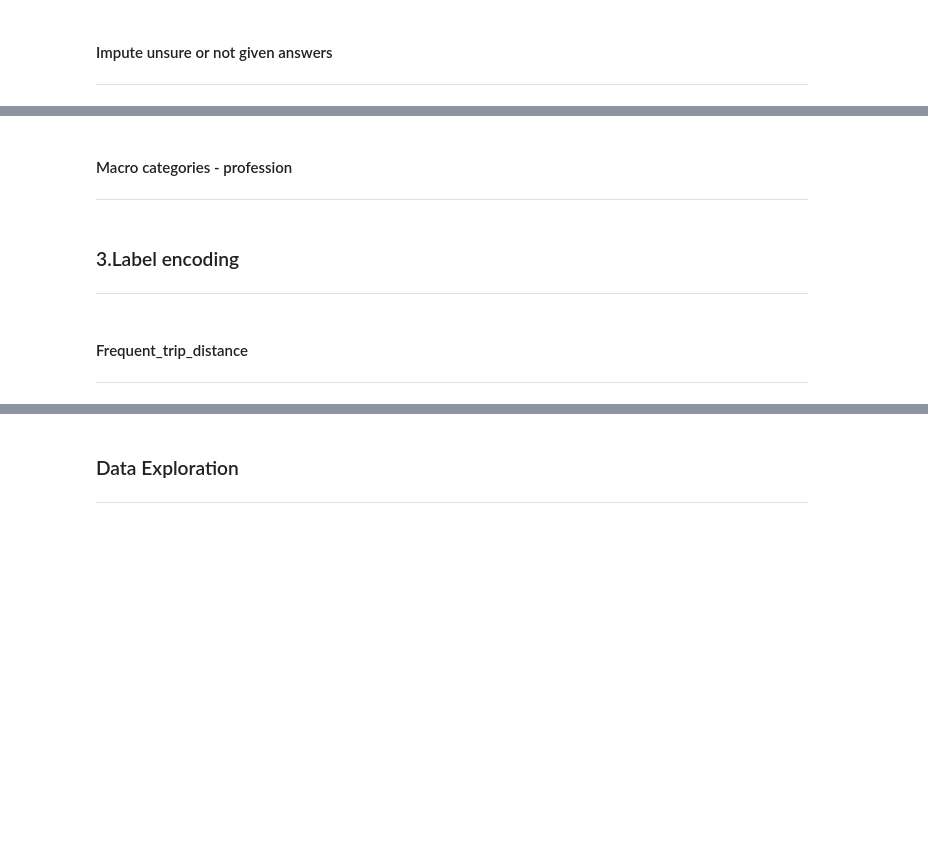
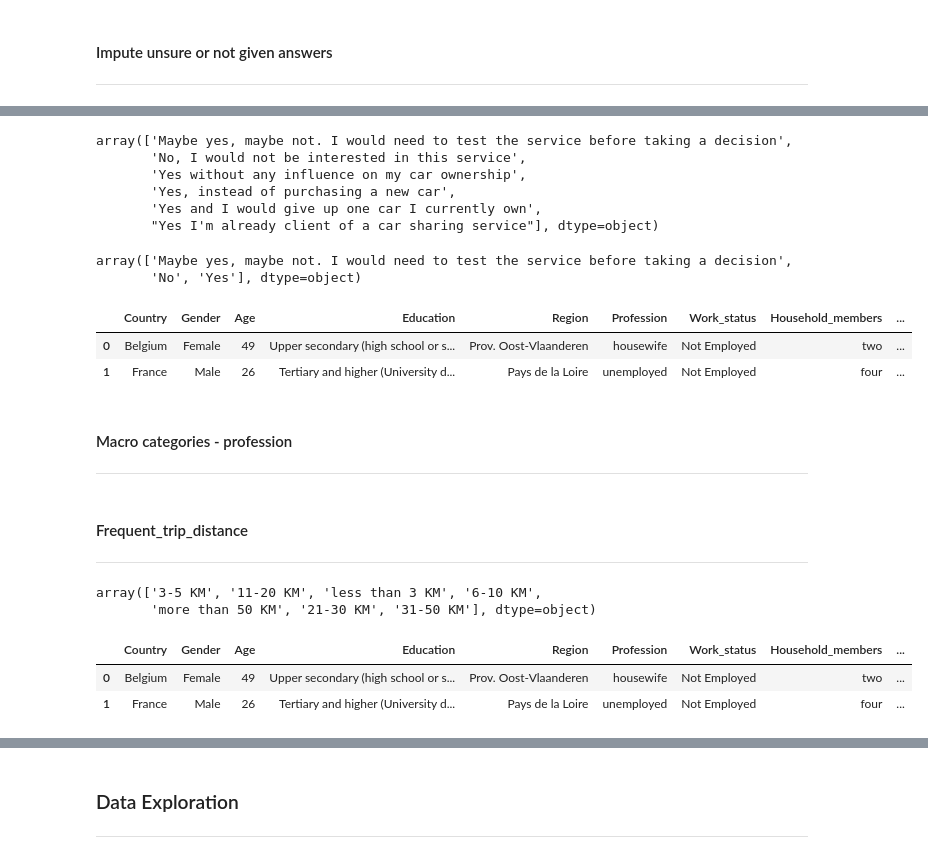
Before and after one commit to AndyHuang97/Intelligent-Mobility, a Jupyter notebook: Intelligent_Mobility.ipynb, the cells around one changed output, grey strips where cells are left out. Cells and saved outputs as stored; diff of their text form; code cells hidden in the pictures; blank space fills up the shorter version.

```diff
--- a/Intelligent_Mobility.ipynb
+++ b/Intelligent_Mobility.ipynb
@@ -240,3 +218,65 @@ df.to_csv('/content/drive/MyDrive/MIDA2/IntelligentMobilityProject/Survey+datase
+# %%
+def generate_macro_var(df, var, new_var, mapping):
+  df[new_var] = df[var]
+  for key in mapping.keys():
+    df.loc[df[new_var].isin(mapping[key]), new_var] = key
+  return df
+# %%
+# Rearrange the newly created variable
+def rearrange_new_var_col(df, var, new_var):
+  cols = list(df.columns)
+  var_index = cols.index(var)
+  cols.remove(new_var)
+  cols.insert(var_index+1, new_var)
+
+  df = df[cols]
+  return df
+# %%
+# Considering_electric_or_hybrid_vehicle_next_purchase, Would_subsribe_car_sharing_if_available
+macro_init_variables = ["Considering_electric_or_hybrid_vehicle_next_purchase", "Would_subsribe_car_sharing_if_available"]
+macro_variables = {var: var + "_Attitude" for var in macro_init_variables}
+macro_variables_mapping = {
+    "Considering_electric_or_hybrid_vehicle_next_purchase_Attitude": {
+      "No": ['Probably not', 'Certainly not'],
+      "Yes": ['Probably yes', 'Certainly yes'],
+    },
+    "Would_subsribe_car_sharing_if_available_Attitude": {
+      "No": ['No, I would not be interested in this service'],
+      "Yes": ['Yes without any influence on my car ownership',
+              'Yes, instead of purchasing a new car',
+              'Yes and I would give up one car I currently own',
+              "Yes I'm already client of a car sharing service"],
+    }
+}
+# %%
+for var in macro_variables.keys():
+  new_var = macro_variables[var]
+  df = generate_macro_var(df,
+                          var,
+                          new_var,
+                          macro_variables_mapping[new_var])
+
+  df = rearrange_new_var_col(df, var, new_var)
+# %%
+df["Would_subsribe_car_sharing_if_available"].unique()
+# %% [output]
+array(['Maybe yes, maybe not. I would need to test the service before taking a decision',
+       'No, I would not be interested in this service',
+       'Yes without any influence on my car ownership',
+       'Yes, instead of purchasing a new car',
+       'Yes and I would give up one car I currently own',
+       "Yes I'm already client of a car sharing service"], dtype=object)
+# %%
+df["Would_subsribe_car_sharing_if_available_Attitude"].unique()
+# %% [output]
+array(['Maybe yes, maybe not. I would need to test the service before taking a decision',
+       'No', 'Yes'], dtype=object)
+# %%
+df.head(2)
+# %% [output]
+|  | Country | Gender | Age | Education | Region | Profession | Work_status | Household_members | ... |
+| 0 | Belgium | Female | 49 | Upper secondary (high school or s... | Prov. Oost-Vlaanderen | housewife | Not Employed | two | ... |
+| 1 | France | Male | 26 | Tertiary and higher (University d... | Pays de la Loire | unemployed | Not Employed | four | ... |
 # %% [markdown]
 #### Macro categories - profession
 ---
@@ -264,6 +302,8 @@ df.to_csv('/content/drive/MyDrive/MIDA2/IntelligentMobilityProject/Survey+datase
-# %% [markdown]
-### 3.Label encoding
----
 # %% [markdown]
 #### Frequent_trip_distance
 ---
+# %%
+df["Frequent_trip_distance"].unique()
+# %% [output]
+array(['3-5 KM', '11-20 KM', 'less than 3 KM', '6-10 KM',
+       'more than 50 KM', '21-30 KM', '31-50 KM'], dtype=object)
@@ -269,0 +329,6 @@ df.to_csv('/content/drive/MyDrive/MIDA2/IntelligentMobilityProject/Survey+datase
+# %%
+df.head(2)
+# %% [output]
+|  | Country | Gender | Age | Education | Region | Profession | Work_status | Household_members | ... |
+| 0 | Belgium | Female | 49 | Upper secondary (high school or s... | Prov. Oost-Vlaanderen | housewife | Not Employed | two | ... |
+| 1 | France | Male | 26 | Tertiary and higher (University d... | Pays de la Loire | unemployed | Not Employed | four | ... |
```
Also changed, not shown: parts of 29 cells of this notebook.
